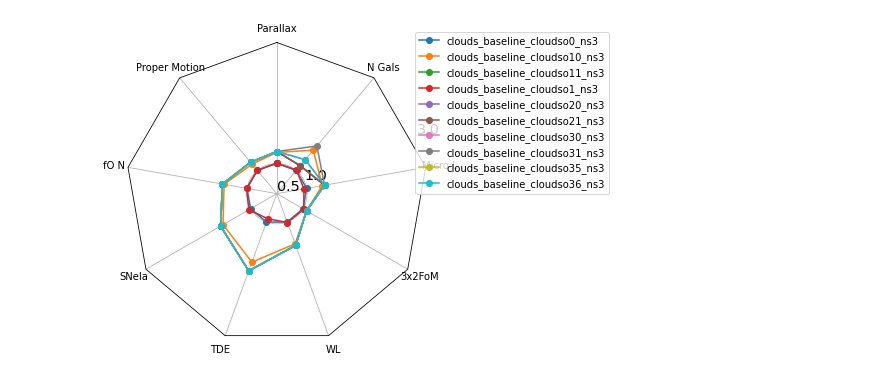
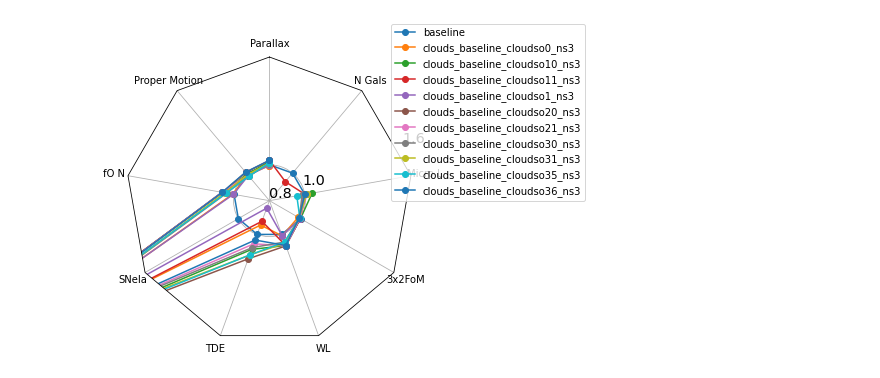
Before and after one commit to lsst-sims/sims_featureScheduler_runs2.2, a Jupyter notebook: clouds_baseline/radar_plots.ipynb, the cells around one changed output. Saved outputs shown, nothing was run; the diff lists cells and outputs as text; code cells hidden in the pictures.

Commit message:
maf baseline

```diff
--- a/clouds_baseline/radar_plots.ipynb
+++ b/clouds_baseline/radar_plots.ipynb
@@ -103,8 +94,13 @@ data_normed = data_normed.rename(columns=name_mapper)
 # %%
+runs = ['baseline'] + [name for name in data.index if 'ns3' in name]
 
-fig, ax = radar(data_normed, legend=True, rgrids=[0.5, 1.0, 3])
+data_normed = normalize_for_radar(data[cols].loc[runs], mag_cols=linear_cols,
+                      invert_cols=['parallax_best18k', 'properMotion_best18k'],
+                                  norm_run='baseline')
+data_normed = data_normed.rename(columns=name_mapper)
+fig, ax = radar(data_normed, legend=True, rgrids=[0.8, 1.0, 1.6])
 fig.tight_layout()
 # %% [output]
-[figure, old version]
+[figure, new version]
 # %%
 data_normed
```
Also changed, not shown: parts of 7 cells of this notebook, 2 other files.
